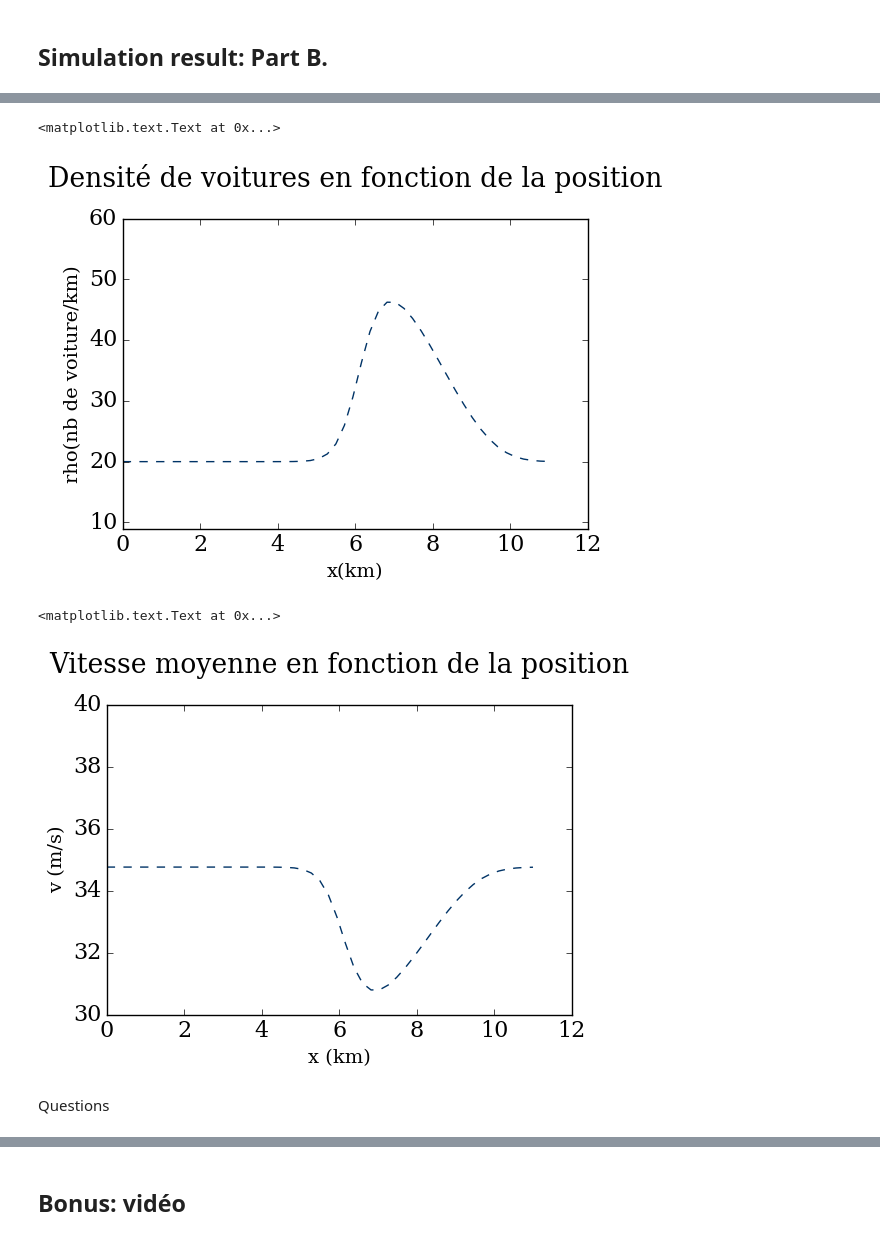
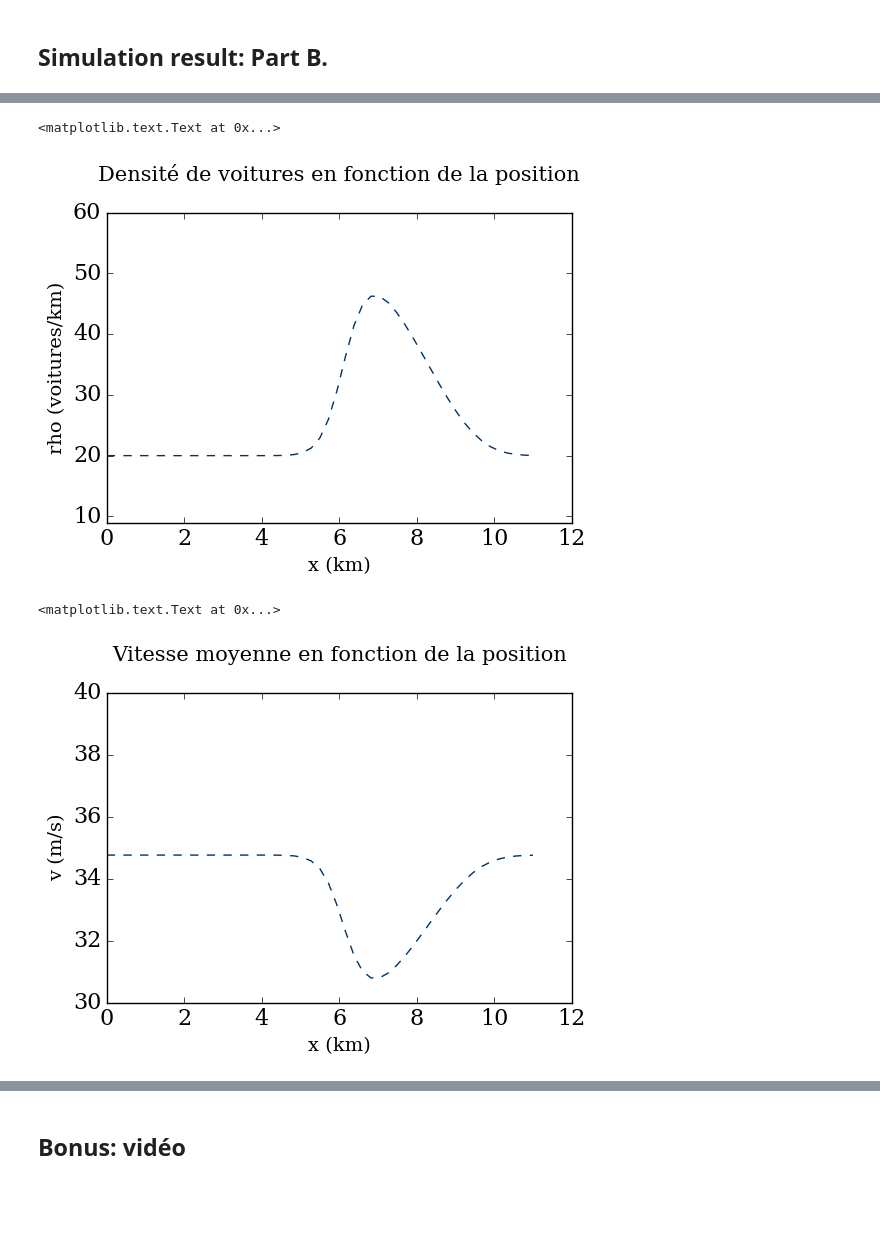
Before and after one commit to CarolineJonas/Module-2---Space-time, a Jupyter notebook: Module2_Final.ipynb, the cells around one changed output, grey strips where cells are left out. Cells and saved outputs as stored; diff of their text form; code cells hidden in the pictures; blank space fills up the shorter version.

```diff
--- a/Module2_Final.ipynb
+++ b/Module2_Final.ipynb
@@ -105,0 +116,4 @@ pyplot.title('Densité de voiture en fonction de la position', y=1.08)
+# %%
+def time(t):
+    nt=int(t/0.06)+1
+    return nt
@@ -152,20 +174,18 @@ pyplot.title('Densité de voitures en fonction de la position', y=1.08)
 # %%
-pyplot.plot(x,rho(rho1,42,20,136.0)[0], color='#003366', ls='--', lw=1)
+pyplot.plot(x,rho(rho1,time(2.5),20,136.0)[0], color='#003366', ls='--', lw=1)
 pyplot.ylim(9.,60.);
-pyplot.xlabel('x(km)', fontsize=14) #x label
-pyplot.ylabel('rho(nb de voiture/km)', fontsize=14) #y label
-pyplot.title('Densité de voitures en fonction de la position', y=1.08)
+pyplot.xlabel('x (km)', fontsize=14) #x label
+pyplot.ylabel('rho (voitures/km)', fontsize=14) #y label
+pyplot.title('Densité de voitures en fonction de la position', y=1.08, fontsize=15)
 # %% [output]
 <matplotlib.text.Text at 0x...>
-[figure, old version]
+[figure, new version]
 # %%
-pyplot.plot(x,rho(rho1,42,20,136.0)[1], color='#003366', ls='--', lw=1)
+pyplot.plot(x,rho(rho1,time(2.5),20,136.0)[1], color='#003366', ls='--', lw=1)
 pyplot.ylim(30,40);
 pyplot.xlabel('x (km)', fontsize=14) #x label
 pyplot.ylabel('v (m/s)', fontsize=14) #y label
-pyplot.title('Vitesse moyenne en fonction de la position', y=1.08)
+pyplot.title('Vitesse moyenne en fonction de la position', y=1.08, fontsize=15)
 # %% [output]
 <matplotlib.text.Text at 0x...>
-[figure, old version]
+[figure, new version]
-# %% [markdown]
-Questions
```
Also changed, not shown: parts of 53 cells of this notebook.
